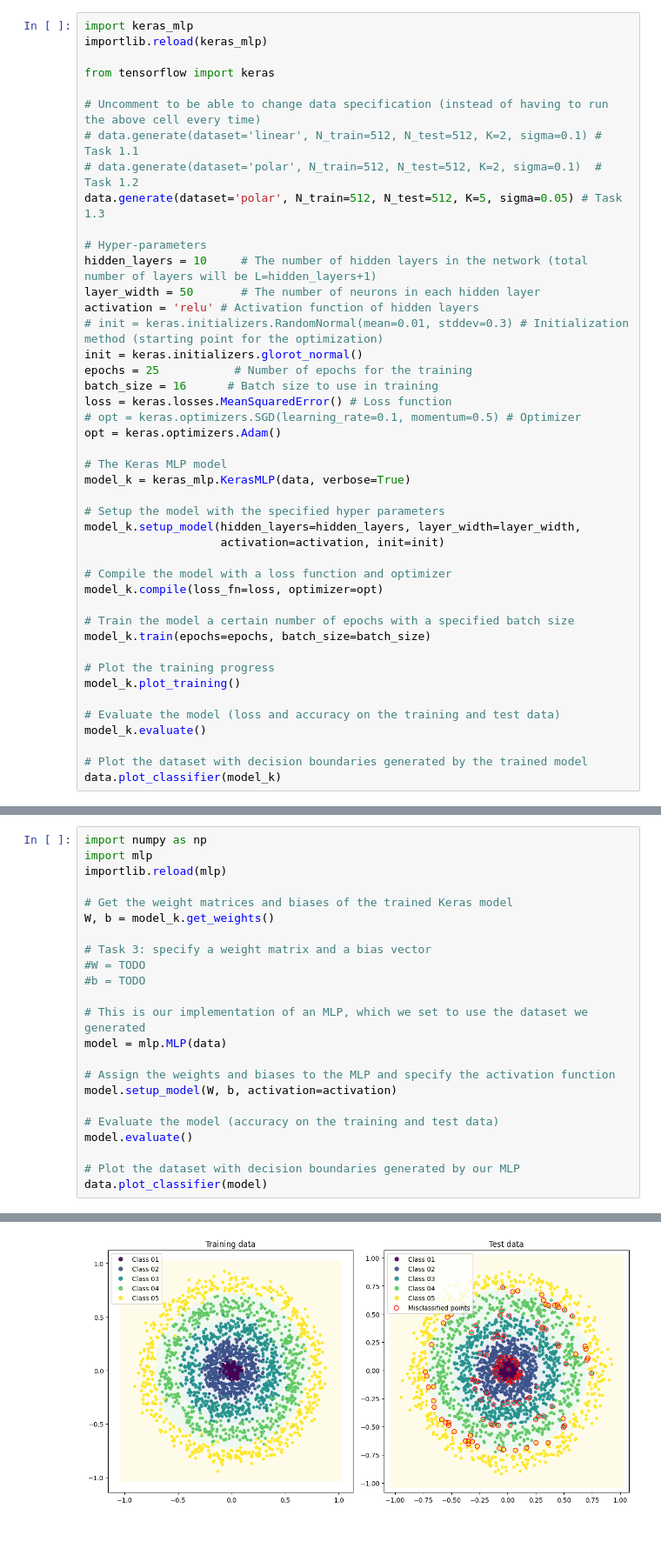
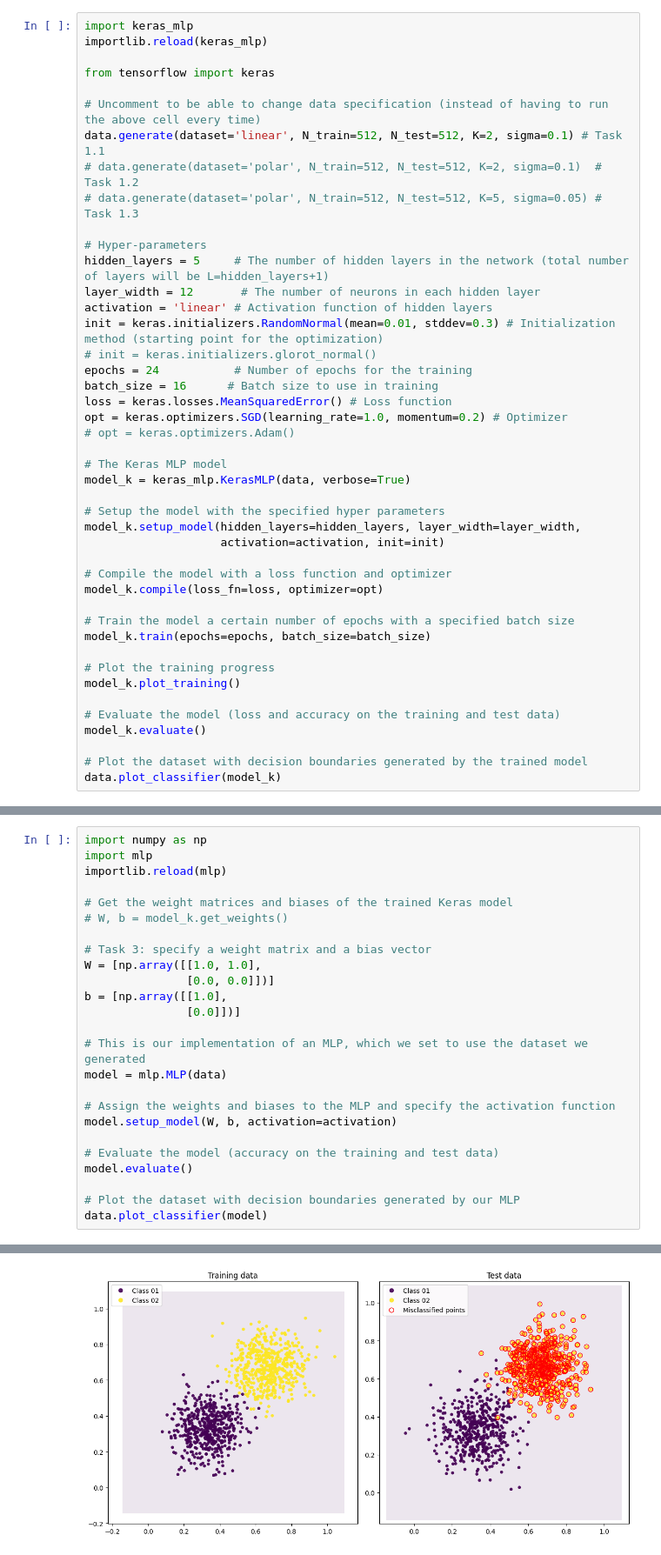
Before and after one commit to Djurson/TNM112, a Jupyter notebook: Lab1/lab01.ipynb, the cells around one changed output, grey strips where cells are left out. Shown at 87% size. Cells and saved outputs as stored; diff of their text form.

```diff
--- a/Lab1/lab01.ipynb
+++ b/Lab1/lab01.ipynb
@@ -65,21 +65,21 @@ importlib.reload(keras_mlp)
 from tensorflow import keras
 
 # Uncomment to be able to change data specification (instead of having to run the above cell every time)
-# data.generate(dataset='linear', N_train=512, N_test=512, K=2, sigma=0.1) # Task 1.1
+data.generate(dataset='linear', N_train=512, N_test=512, K=2, sigma=0.1) # Task 1.1
 # data.generate(dataset='polar', N_train=512, N_test=512, K=2, sigma=0.1)  # Task 1.2
-data.generate(dataset='polar', N_train=512, N_test=512, K=5, sigma=0.05) # Task 1.3
+# data.generate(dataset='polar', N_train=512, N_test=512, K=5, sigma=0.05) # Task 1.3
 
 # Hyper-parameters
-hidden_layers = 10     # The number of hidden layers in the network (total number of layers will be L=hidden_layers+1)
-layer_width = 50       # The number of neurons in each hidden layer
-activation = 'relu' # Activation function of hidden layers
-# init = keras.initializers.RandomNormal(mean=0.01, stddev=0.3) # Initialization method (starting point for the optimization)
-init = keras.initializers.glorot_normal()
-epochs = 25           # Number of epochs for the training
+hidden_layers = 5     # The number of hidden layers in the network (total number of layers will be L=hidden_layers+1)
+layer_width = 12       # The number of neurons in each hidden layer
+activation = 'linear' # Activation function of hidden layers
+init = keras.initializers.RandomNormal(mean=0.01, stddev=0.3) # Initialization method (starting point for the optimization)
+# init = keras.initializers.glorot_normal()
+epochs = 24           # Number of epochs for the training
 batch_size = 16      # Batch size to use in training
 loss = keras.losses.MeanSquaredError() # Loss function
-# opt = keras.optimizers.SGD(learning_rate=0.1, momentum=0.5) # Optimizer
-opt = keras.optimizers.Adam()
+opt = keras.optimizers.SGD(learning_rate=1.0, momentum=0.2) # Optimizer
+# opt = keras.optimizers.Adam()
 
 # The Keras MLP model
 model_k = keras_mlp.KerasMLP(data, verbose=True)
@@ -179,11 +177,13 @@ import mlp
 importlib.reload(mlp)
 
 # Get the weight matrices and biases of the trained Keras model
-W, b = model_k.get_weights()
+# W, b = model_k.get_weights()
 
 # Task 3: specify a weight matrix and a bias vector
-#W = TODO
-#b = TODO
+W = [np.array([[1.0, 1.0],
+               [0.0, 0.0]])]
+b = [np.array([[1.0],
+               [0.0]])]
 
 # This is our implementation of an MLP, which we set to use the dataset we generated
 model = mlp.MLP(data)
@@ -209 +209 @@ Ignoring fixed y limits to fulfill fixed data aspect with adjustable data limits
-[figure, old version]
+[figure, new version]
```
Also changed, not shown: parts of 3 cells of this notebook, 2 other files.
